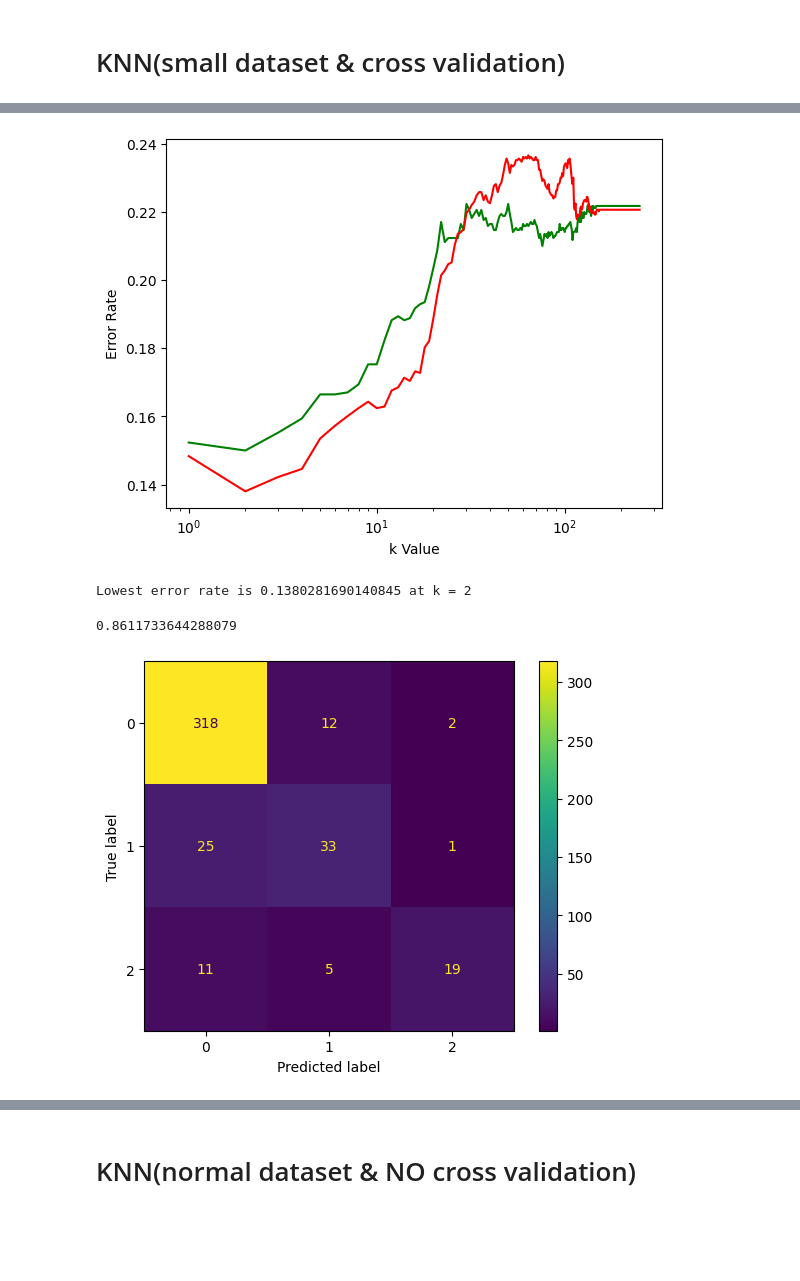
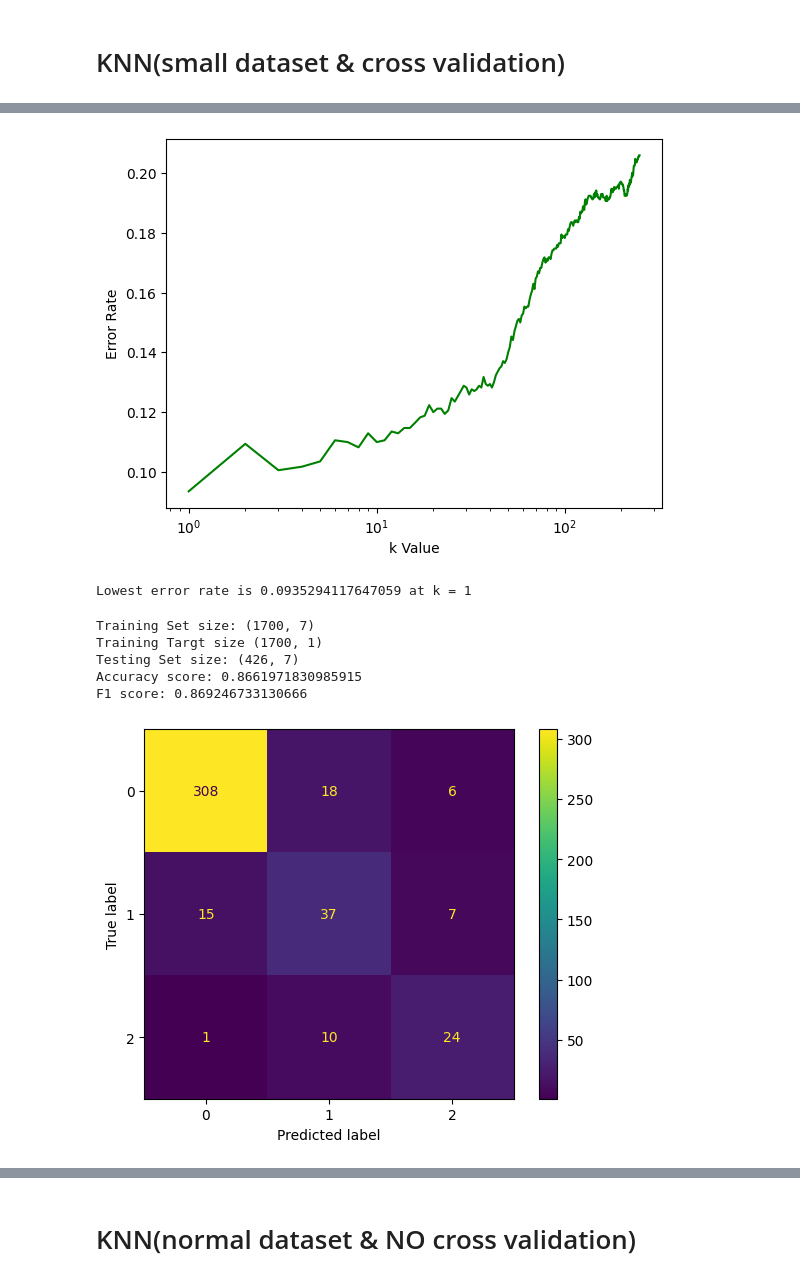
Before and after one commit to sharvdawg/FetusHealthML, a Jupyter notebook: Project/Final Project 184 Code.ipynb, the cells around one changed output, grey strips where cells are left out. Drawn from its saved outputs; the diff is of its cells as text; code cells hidden in the pictures; blank space fills up the shorter version.

```diff
--- a/Project/Final Project 184 Code.ipynb
+++ b/Project/Final Project 184 Code.ipynb
@@ -12,8 +12,8 @@ import src as tools
 # %%
 np.random.seed(0)
 # %%
-# df = pd.read_csv("C://Users//sharv//184//final//Final Project//fetal_health.csv")
-df = pd.read_csv("C:\\Users\\sharv\\184\\final\\FetusHealthML\\Project\\fetal_health.csv")
+df = pd.read_csv("C:\\Users\\jeffr\\Desktop\\CS184A\\Project\\FetusHealthML\\Project\\fetal_health.csv")
+# df = pd.read_csv("C:\\Users\\sharv\\184\\final\\FetusHealthML\\Project\\fetal_health.csv")
 print("Original dataset:",df.shape[0],"datapoints,",df.shape[1],"features")
 
 #As discussed in the project proposal, we will experiment with using only the first 7 features that are actual recordings of
@@ -53,6 +52,14 @@ y_test = np.array(y_test)
 #Using the KNNClassifier from the sklearnknn_classifier.fit(X_train, y_train) library, we will experiment with different values of k.
 KNN_testErrors = [0]*250 #index will represent k value. Testing up to k = 500
 KNN_crossValidationErrors = [0]*250
+
+x_train = short_df
+y_train = df.loc[:,df.columns=="fetal_health"]
+print("Training Set size:",x_train.shape)
+
+x_train = np.array(x_train2)
+y_train = np.array(y_train2)
+
 for k in range(250):
     k = k+1 #1-250 not 0-249
     if(k%25==0):
@@ -65,15 +72,10 @@ for k in range(250):
         knnClassifier.fit(Xti, Yti)
 
         cross_validation_pred = knnClassifier.predict(Xvi)
-        y_test_pred = knnClassifier.predict(x_test)
 
         cross_validation_accuracy = accuracy_score(Yvi,cross_validation_pred)
-        test_accuracy = accuracy_score(y_test,y_test_pred)
 
         cross_validation_error = 1-cross_validation_accuracy
-        test_error = 1-test_accuracy
         KNN_crossValidationErrors[k-1] += cross_validation_error
-        KNN_testErrors[k-1] += test_error
     KNN_crossValidationErrors[k-1] = KNN_crossValidationErrors[k-1]/nFolds
-    KNN_testErrors[k-1] = KNN_testErrors[k-1]/nFolds
 # %% [output]
@@ -89,28 +92,41 @@ for k in range(250):
 100.0
 # %%
 plt.semilogx(range(1, len(KNN_crossValidationErrors) + 1), KNN_crossValidationErrors, color='g')
-plt.semilogx(range(1, len(KNN_testErrors) + 1), KNN_testErrors, color='r')
 plt.xlabel('k Value')
 plt.ylabel('Error Rate')
 plt.show()
 # %% [output]
-[figure, old version]
+[figure, new version]
 # %%
-print("Lowest error rate is",min(KNN_testErrors),"at k =",KNN_testErrors.index(min(KNN_testErrors))+1)
+print("Lowest error rate is",min(KNN_crossValidationErrors),"at k =",KNN_crossValidationErrors.index(min(KNN_crossValidationErrors))+1)
 # k = KNN_testErrors.index(min(KNN_testErrors))+1 because it's pulling the error rate from a list (starts at 0)
 #But k values actually start at k = 1
-bestk = KNN_testErrors.index(min(KNN_testErrors))+1
+bestk = KNN_crossValidationErrors.index(min(KNN_crossValidationErrors))+1
 # %% [output]
-Lowest error rate is 0.1380281690140845 at k = 2
+Lowest error rate is 0.0935294117647059 at k = 1
 # %%
 #Confusion Matrix for best performing KNN.
+x_train, x_test, y_train, y_test = train_test_split(short_df, y_labels, test_size=0.2,stratify=y_labels)
+print("Training Set size:",x_train.shape)
+print("Training Targt size", y_train.shape)
+print("Testing Set size:",x_test.shape)
+x_train = np.array(x_train)
+x_test = np.array(x_test)
+y_train = np.array(y_train)
+y_test = np.array(y_test)
+
 knnClassifier = KNeighborsClassifier(n_neighbors=bestk)
 knnClassifier.fit(x_train, y_train)
 y_test_pred = knnClassifier.predict(x_test)
 matrix = confusion_matrix(y_test, y_test_pred)
 disp = ConfusionMatrixDisplay(confusion_matrix=matrix)
 disp.plot()
-print(f1_score(y_test, y_test_pred,average="weighted"))
+print("Accuracy score: {}".format(accuracy_score(y_test,y_test_pred)))
+print("F1 score: {}".format(f1_score(y_test, y_test_pred,average="weighted")))
 # %% [output]
-0.8611733644288079
+Training Set size: (1700, 7)
+Training Targt size (1700, 1)
+Testing Set size: (426, 7)
+Accuracy score: 0.8661971830985915
+F1 score: 0.869246733130666
-[figure, old version]
+[figure, new version]
```
Also changed, not shown: parts of 10 cells of this notebook, 6 other files.
